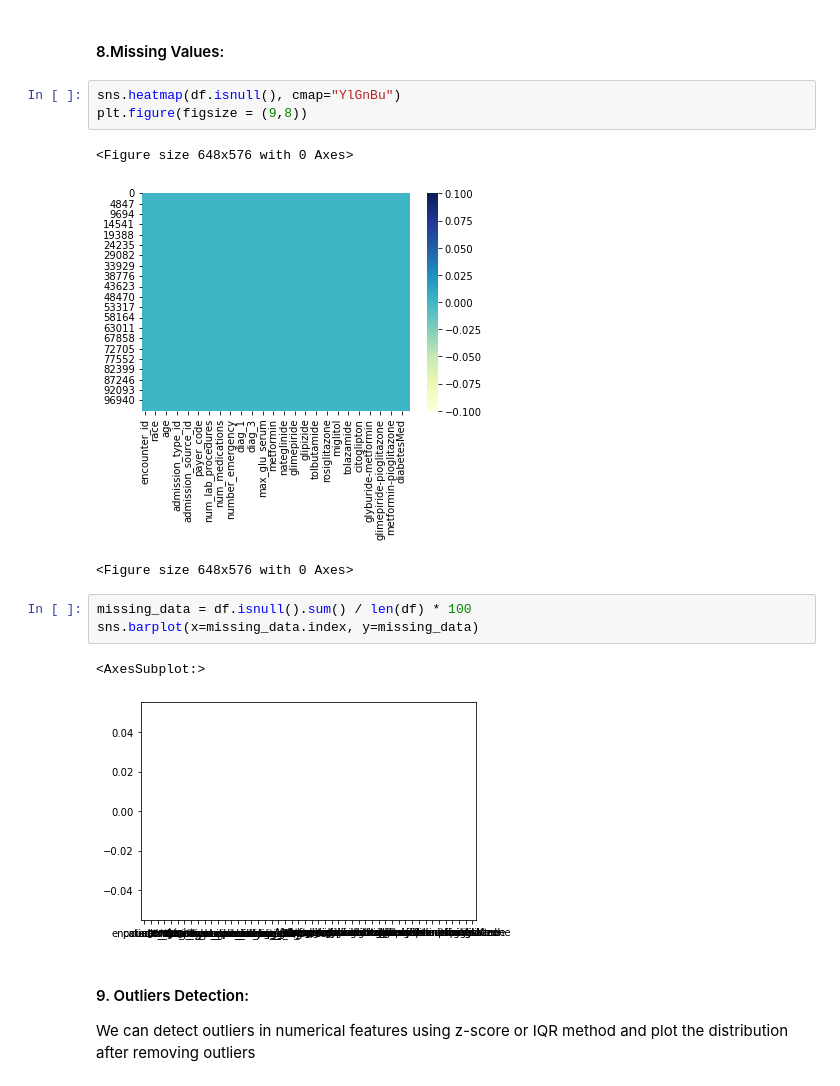
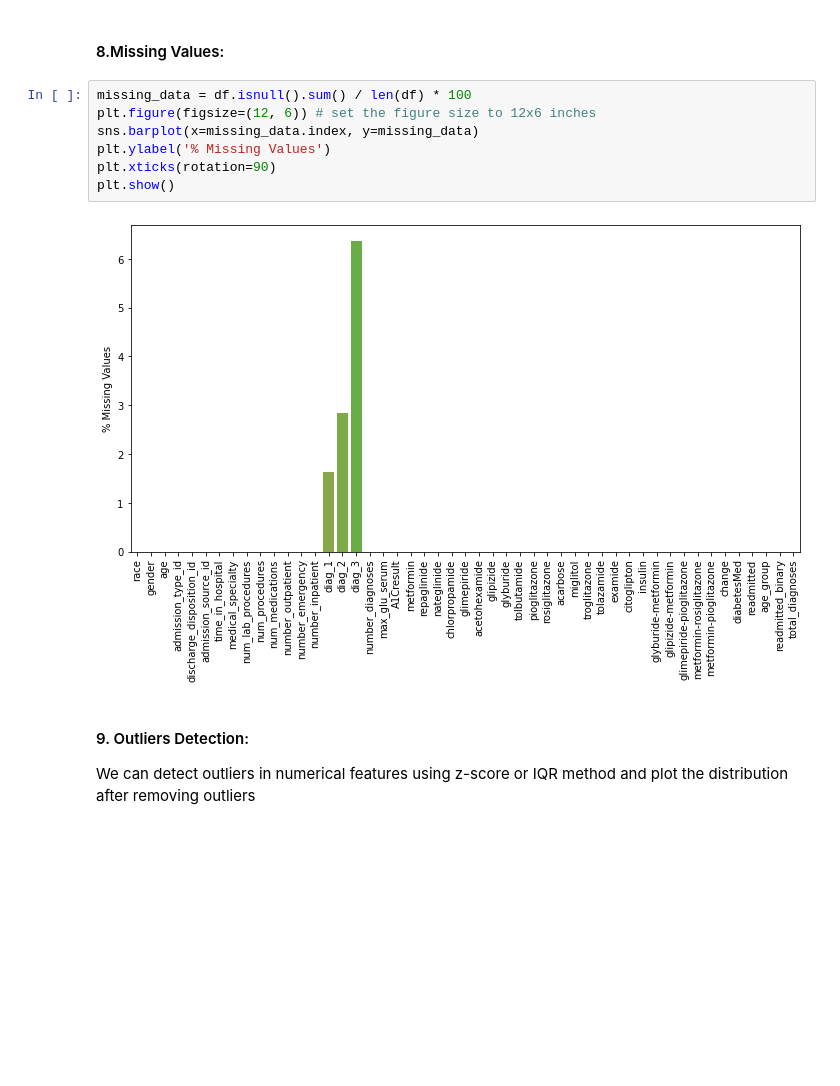
Before and after one commit to ranga-godhandaraman/diabeties-readmission, a Jupyter notebook: Group-7 Capstone Project.ipynb, the cells around one changed output. Drawn from its saved outputs; the diff is of its cells as text; blank space fills up the shorter version.

```diff
--- a/Group-7 Capstone Project.ipynb
+++ b/Group-7 Capstone Project.ipynb
@@ -280,19 +335,15 @@ sns.heatmap(corr_matrix, cmap="YlGnBu")
 This will give us an idea of the correlation between different numerical features in the dataset. It can also help us identify any highly correlated features that may need to be removed to avoid multicollinearity.
 # %% [markdown]
 #### 8.Missing Values:
-# %%
-sns.heatmap(df.isnull(), cmap="YlGnBu")
-plt.figure(figsize = (9,8))
-# %% [output]
-<Figure size 648x576 with 0 Axes>
-[figure, removed]
-<Figure size 648x576 with 0 Axes>
-# %%
-missing_data = df.isnull().sum() / len(df) * 100
-sns.barplot(x=missing_data.index, y=missing_data)
-# %% [output]
-<AxesSubplot:>
-[figure, removed]
+# %%
+missing_data = df.isnull().sum() / len(df) * 100
+plt.figure(figsize=(12, 6)) # set the figure size to 12x6 inches
+sns.barplot(x=missing_data.index, y=missing_data)
+plt.ylabel('% Missing Values')
+plt.xticks(rotation=90)
+plt.show()
+# %% [output]
+[figure, added]
 # %% [markdown]
 #### 9. Outliers Detection:
 We can detect outliers in numerical features using z-score or IQR method and plot the distribution after removing outliers
```
Also changed, not shown: parts of 24 cells of this notebook.
